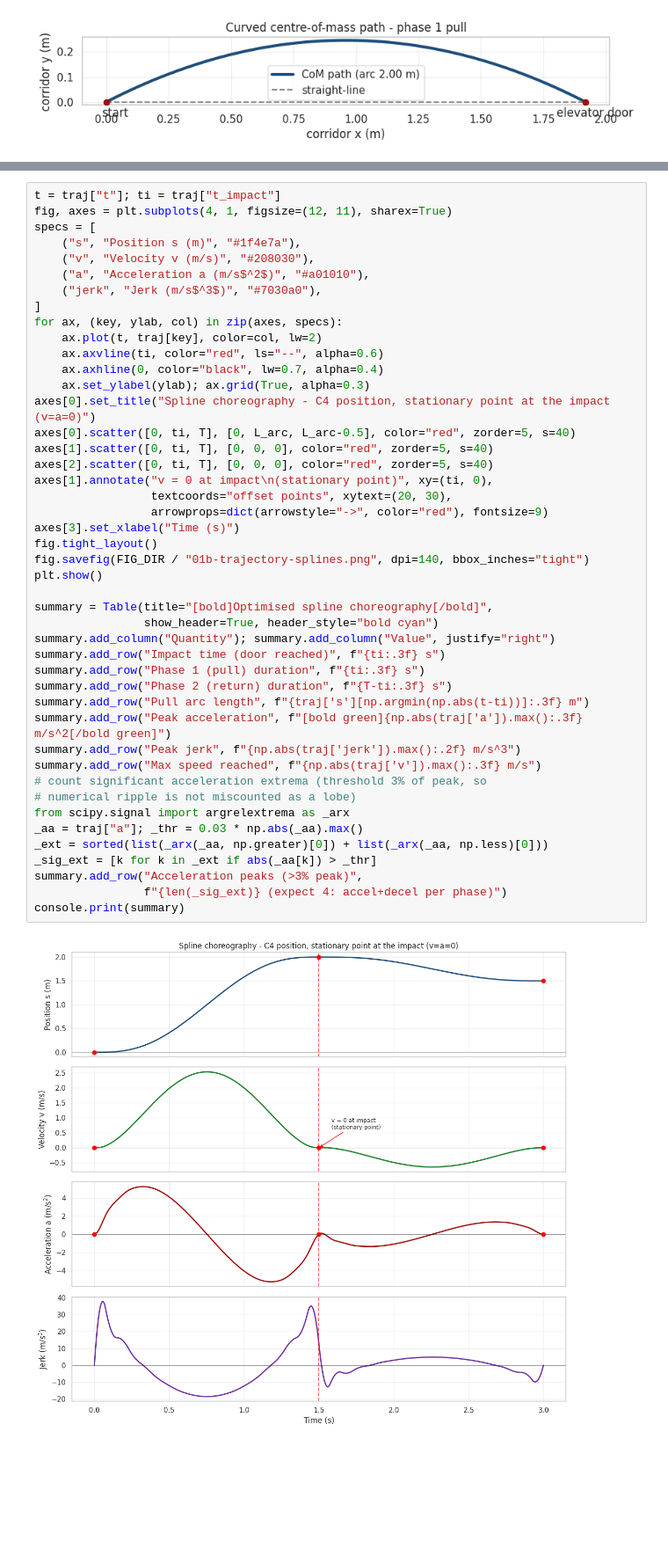
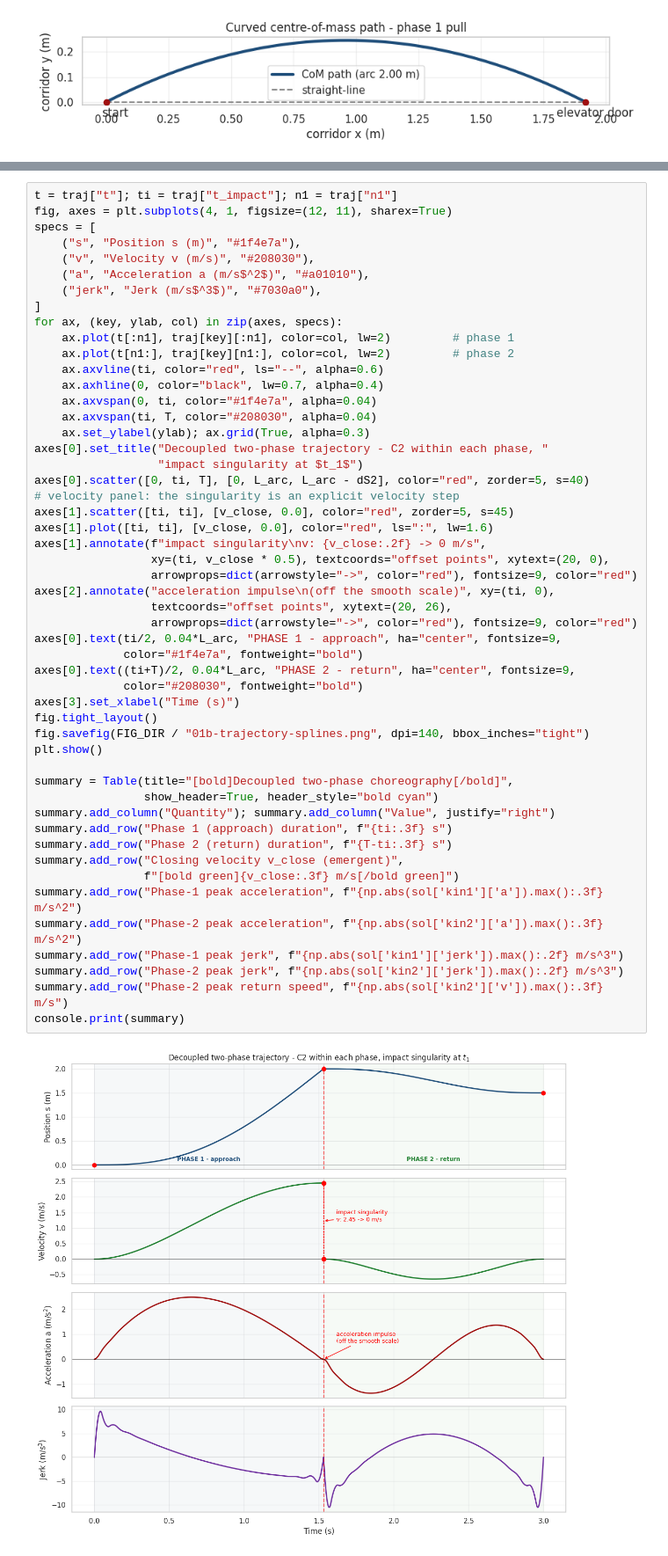
Before and after one commit to stellarshenson/henryk-simulations, a Jupyter notebook: notebooks/01b-kj-smooth-choreography.ipynb, the cells around one changed output, grey strips where cells are left out. Shown at 88% size. Saved outputs shown, nothing was run; the diff lists cells and outputs as text; blank space fills up the shorter version.

```diff
--- a/notebooks/01b-kj-smooth-choreography.ipynb
+++ b/notebooks/01b-kj-smooth-choreography.ipynb
@@ -471,47 +665,53 @@ All four curves are smooth.  The impact at $t_\text{impact}$ is a **stationary p
 # %%
-t = traj["t"]; ti = traj["t_impact"]
+t = traj["t"]; ti = traj["t_impact"]; n1 = traj["n1"]
 fig, axes = plt.subplots(4, 1, figsize=(12, 11), sharex=True)
 specs = [
     ("s", "Position s (m)", "#1f4e7a"),
     ("v", "Velocity v (m/s)", "#208030"),
     ("a", "Acceleration a (m/s$^2$)", "#a01010"),
     ("jerk", "Jerk (m/s$^3$)", "#7030a0"),
 ]
 for ax, (key, ylab, col) in zip(axes, specs):
-    ax.plot(t, traj[key], color=col, lw=2)
+    ax.plot(t[:n1], traj[key][:n1], color=col, lw=2)         # phase 1
+    ax.plot(t[n1:], traj[key][n1:], color=col, lw=2)         # phase 2
     ax.axvline(ti, color="red", ls="--", alpha=0.6)
     ax.axhline(0, color="black", lw=0.7, alpha=0.4)
+    ax.axvspan(0, ti, color="#1f4e7a", alpha=0.04)
+    ax.axvspan(ti, T, color="#208030", alpha=0.04)
     ax.set_ylabel(ylab); ax.grid(True, alpha=0.3)
-axes[0].set_title("Spline choreography - C4 position, stationary point at the impact (v=a=0)")
-axes[0].scatter([0, ti, T], [0, L_arc, L_arc-0.5], color="red", zorder=5, s=40)
-axes[1].scatter([0, ti, T], [0, 0, 0], color="red", zorder=5, s=40)
-axes[2].scatter([0, ti, T], [0, 0, 0], color="red", zorder=5, s=40)
-axes[1].annotate("v = 0 at impact\n(stationary point)", xy=(ti, 0),
-                 textcoords="offset points", xytext=(20, 30),
-                 arrowprops=dict(arrowstyle="->", color="red"), fontsize=9)
+axes[0].set_title("Decoupled two-phase trajectory - C2 within each phase, "
+                  "impact singularity at $t_1$")
+axes[0].scatter([0, ti, T], [0, L_arc, L_arc - dS2], color="red", zorder=5, s=40)
+# velocity panel: the singularity is an explicit velocity step
+axes[1].scatter([ti, ti], [v_close, 0.0], color="red", zorder=5, s=45)
+axes[1].plot([ti, ti], [v_close, 0.0], color="red", ls=":", lw=1.6)
+axes[1].annotate(f"impact singularity\nv: {v_close:.2f} -> 0 m/s",
+                 xy=(ti, v_close * 0.5), textcoords="offset points", xytext=(20, 0),
+                 arrowprops=dict(arrowstyle="->", color="red"), fontsize=9, color="red")
+axes[2].annotate("acceleration impulse\n(off the smooth scale)", xy=(ti, 0),
+                 textcoords="offset points", xytext=(20, 26),
+                 arrowprops=dict(arrowstyle="->", color="red"), fontsize=9, color="red")
+axes[0].text(ti/2, 0.04*L_arc, "PHASE 1 - approach", ha="center", fontsize=9,
+             color="#1f4e7a", fontweight="bold")
+axes[0].text((ti+T)/2, 0.04*L_arc, "PHASE 2 - return", ha="center", fontsize=9,
+             color="#208030", fontweight="bold")
 axes[3].set_xlabel("Time (s)")
 fig.tight_layout()
 fig.savefig(FIG_DIR / "01b-trajectory-splines.png", dpi=140, bbox_inches="tight")
 plt.show()
 
-summary = Table(title="[bold]Optimised spline choreography[/bold]",
+summary = Table(title="[bold]Decoupled two-phase choreography[/bold]",
                 show_header=True, header_style="bold cyan")
 summary.add_column("Quantity"); summary.add_column("Value", justify="right")
-summary.add_row("Impact time (door reached)", f"{ti:.3f} s")
-summary.add_row("Phase 1 (pull) duration", f"{ti:.3f} s")
+summary.add_row("Phase 1 (approach) duration", f"{ti:.3f} s")
 summary.add_row("Phase 2 (return) duration", f"{T-ti:.3f} s")
-summary.add_row("Pull arc length", f"{traj['s'][np.argmin(np.abs(t-ti))]:.3f} m")
-summary.add_row("Peak acceleration", f"[bold green]{np.abs(traj['a']).max():.3f} m/s^2[/bold green]")
-summary.add_row("Peak jerk", f"{np.abs(traj['jerk']).max():.2f} m/s^3")
-summary.add_row("Max speed reached", f"{np.abs(traj['v']).max():.3f} m/s")
-# count significant acceleration extrema (threshold 3% of peak, so
-# numerical ripple is not miscounted as a lobe)
-from scipy.signal import argrelextrema as _arx
-_aa = traj["a"]; _thr = 0.03 * np.abs(_aa).max()
-_ext = sorted(list(_arx(_aa, np.greater)[0]) + list(_arx(_aa, np.less)[0]))
-_sig_ext = [k for k in _ext if abs(_aa[k]) > _thr]
-summary.add_row("Acceleration peaks (>3% peak)",
-                f"{len(_sig_ext)} (expect 4: accel+decel per phase)")
+summary.add_row("Closing velocity v_close (emergent)",
+                f"[bold green]{v_close:.3f} m/s[/bold green]")
+summary.add_row("Phase-1 peak acceleration", f"{np.abs(sol['kin1']['a']).max():.3f} m/s^2")
+summary.add_row("Phase-2 peak acceleration", f"{np.abs(sol['kin2']['a']).max():.3f} m/s^2")
+summary.add_row("Phase-1 peak jerk", f"{np.abs(sol['kin1']['jerk']).max():.2f} m/s^3")
+summary.add_row("Phase-2 peak jerk", f"{np.abs(sol['kin2']['jerk']).max():.2f} m/s^3")
+summary.add_row("Phase-2 peak return speed", f"{np.abs(sol['kin2']['v']).max():.3f} m/s")
 console.print(summary)
 # %% [output]
-[figure, old version]
+[figure, new version]
```
Also changed, not shown: parts of 26 cells of this notebook, 23 other files.
